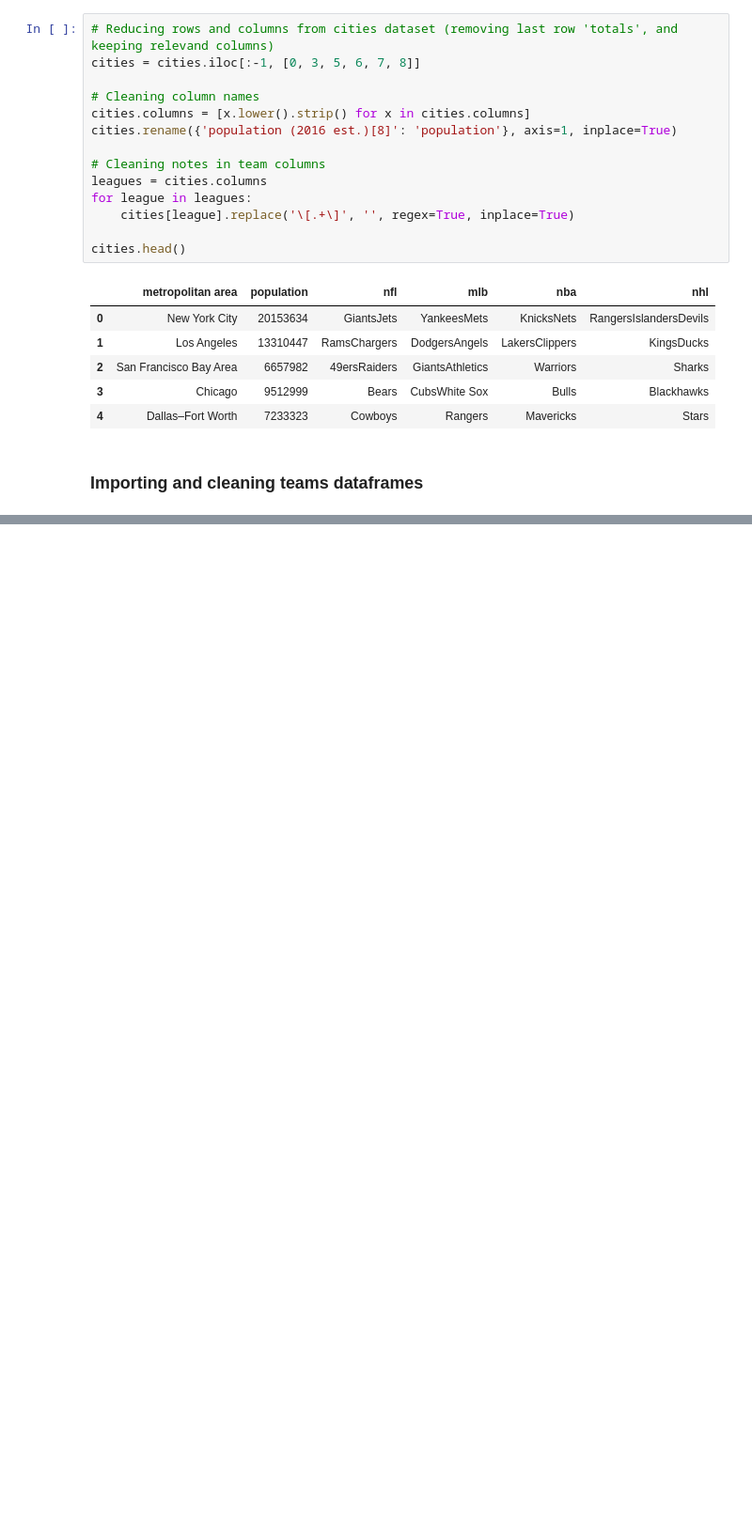
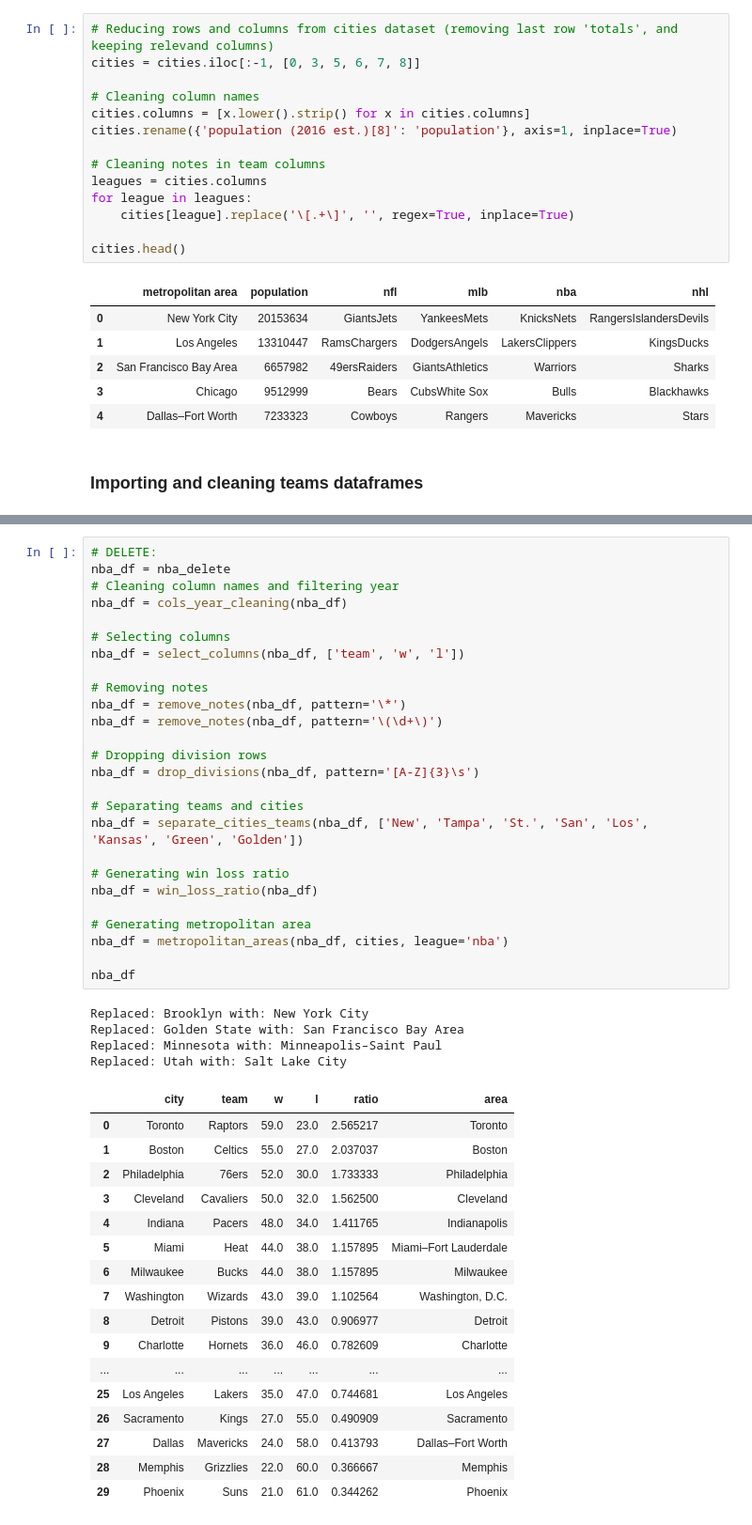
Before and after one commit to kevinmiguel97/Regions-sport-teams-anlysis, a Jupyter notebook: Regions_analysis.ipynb, the cells around one changed output, grey strips where cells are left out. Shown at 94% size. Cells and saved outputs as stored; diff of their text form; blank space fills up the shorter version.

```diff
--- a/Regions_analysis.ipynb
+++ b/Regions_analysis.ipynb
@@ -109,0 +246,48 @@ nhl_df = select_columns(nhl_df, ['team', 'w', 'l'])
+# %%
+# DELETE:
+nba_df = nba_delete
+# Cleaning column names and filtering year
+nba_df = cols_year_cleaning(nba_df)
+
+# Selecting columns
+nba_df = select_columns(nba_df, ['team', 'w', 'l'])
+
+# Removing notes
+nba_df = remove_notes(nba_df, pattern='\*')
+nba_df = remove_notes(nba_df, pattern='\(\d+\)')
+
+# Dropping division rows
+nba_df = drop_divisions(nba_df, pattern='[A-Z]{3}\s')
+
+# Separating teams and cities
+nba_df = separate_cities_teams(nba_df, ['New', 'Tampa', 'St.', 'San', 'Los', 'Kansas', 'Green', 'Golden'])
+
+# Generating win loss ratio
+nba_df = win_loss_ratio(nba_df)
+
+# Generating metropolitan area
+nba_df = metropolitan_areas(nba_df, cities, league='nba')
+
+nba_df
+# %% [output]
+Replaced: Brooklyn with: New York City
+Replaced: Golden State with: San Francisco Bay Area
+Replaced: Minnesota with: Minneapolis–Saint Paul
+Replaced: Utah with: Salt Lake City
+|  | city | team | w | l | ratio | area |
+| 0 | Toronto | Raptors | 59.0 | 23.0 | 2.565217 | Toronto |
+| 1 | Boston | Celtics | 55.0 | 27.0 | 2.037037 | Boston |
+| 2 | Philadelphia | 76ers | 52.0 | 30.0 | 1.733333 | Philadelphia |
+| 3 | Cleveland | Cavaliers | 50.0 | 32.0 | 1.562500 | Cleveland |
+| 4 | Indiana | Pacers | 48.0 | 34.0 | 1.411765 | Indianapolis |
+| 5 | Miami | Heat | 44.0 | 38.0 | 1.157895 | Miami–Fort Lauderdale |
+| 6 | Milwaukee | Bucks | 44.0 | 38.0 | 1.157895 | Milwaukee |
+| 7 | Washington | Wizards | 43.0 | 39.0 | 1.102564 | Washington, D.C. |
+| 8 | Detroit | Pistons | 39.0 | 43.0 | 0.906977 | Detroit |
+| 9 | Charlotte | Hornets | 36.0 | 46.0 | 0.782609 | Charlotte |
+| ... | ... | ... | ... | ... | ... | ... |
+| 25 | Los Angeles | Lakers | 35.0 | 47.0 | 0.744681 | Los Angeles |
+| 26 | Sacramento | Kings | 27.0 | 55.0 | 0.490909 | Sacramento |
+| 27 | Dallas | Mavericks | 24.0 | 58.0 | 0.413793 | Dallas–Fort Worth |
+| 28 | Memphis | Grizzlies | 22.0 | 60.0 | 0.366667 | Memphis |
+| 29 | Phoenix | Suns | 21.0 | 61.0 | 0.344262 | Phoenix |
```
Also changed, not shown: parts of 13 cells of this notebook.
